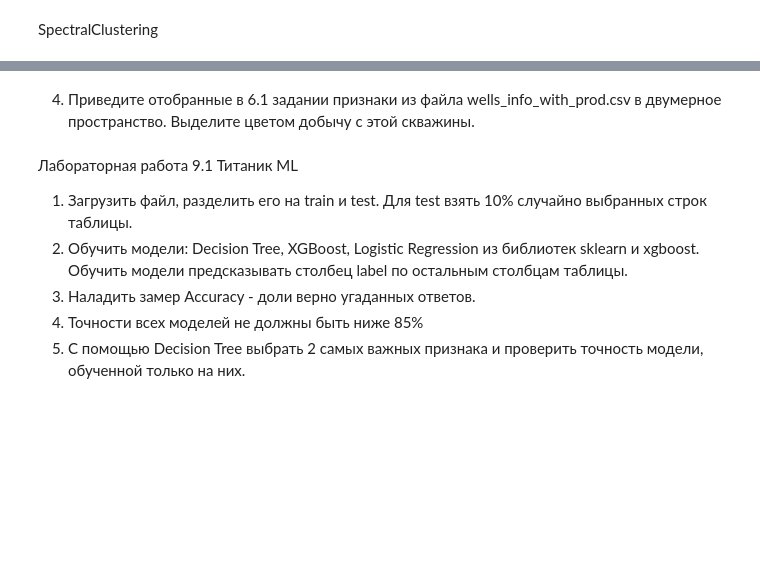
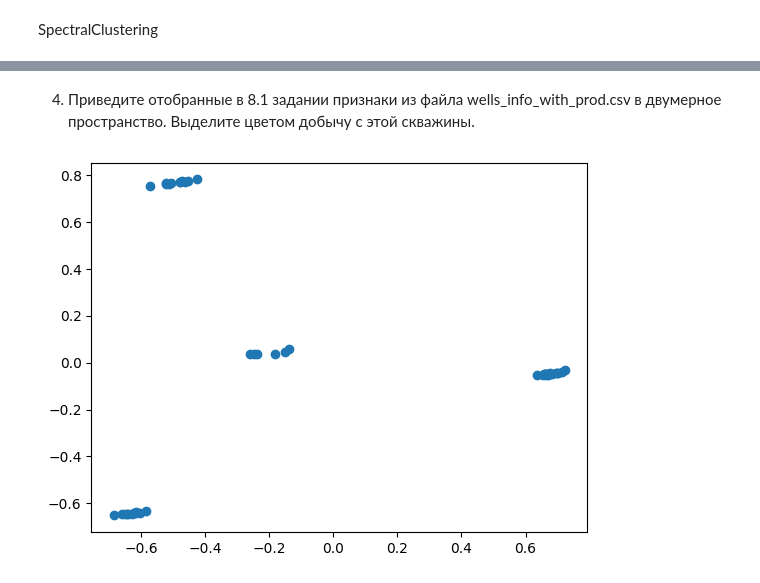
Before and after one commit to Grenka054/dPAK-2, a Jupyter notebook: 9/nineth.ipynb, the cells around one changed output, grey strips where cells are left out. Drawn from its saved outputs; the diff is of its cells as text; code cells hidden in the pictures; blank space fills up the shorter version.

```diff
--- a/9/nineth.ipynb
+++ b/9/nineth.ipynb
@@ -324,0 +305,4 @@ show_clasters(model, data)
+# %%
+wells_info_with_prod = pd.read_csv('data/wells_info_with_prod.csv')
+wells_info_with_prod = wells_info_with_prod[['CompletionDate', 'StateName', 'Prod1Year']]
+wells_info_with_prod.head()
@@ -324,0 +316,6 @@ show_clasters(model, data)
+# %%
+wells_info_with_prod['CompletionDate'] = pd.to_datetime(wells_info_with_prod['CompletionDate']).dt.dayofyear
+states = pd.get_dummies(wells_info_with_prod['StateName'])
+wells_info_with_prod = wells_info_with_prod.drop('StateName', axis=1)
+data = pd.concat([wells_info_with_prod, states], axis=1)
+data.head()
@@ -324,0 +329,3 @@ show_clasters(model, data)
+# %%
+scaled_x = scale_data(data)
+scaled_x
@@ -325,9 +350,2 @@ show_clasters(model, data)
 # %% [markdown]
-4. Приведите отобранные в 6.1 задании признаки из файла wells_info_with_prod.csv в двумерное пространство. Выделите цветом добычу с этой скважины.
+4. Приведите отобранные в 8.1 задании признаки из файла wells_info_with_prod.csv в двумерное пространство. Выделите цветом добычу с этой скважины.
-# %% [markdown]
-Лабораторная работа 9.1 Титаник ML
-1. Загрузить файл, разделить его на train и test. Для test взять 10% случайно выбранных строк таблицы.
-2. Обучить модели: Decision Tree, XGBoost, Logistic Regression из библиотек sklearn и xgboost. Обучить модели предсказывать столбец label по остальным столбцам таблицы.
-3. Наладить замер Accuracy - доли верно угаданных ответов.
-4. Точности всех моделей не должны быть ниже 85%
-5. С помощью Decision Tree выбрать 2 самых важных признака и проверить точность модели, обученной только на них.
@@ -338,0 +354,8 @@ X_train, X_test, y_train, y_test = train_test_split(X, y, test_size=0.2, random_
+# %%
+model = PCA(n_components=2)
+squeezed = model.fit_transform(scaled_x)
+
+plt.scatter(squeezed[:, 0], squeezed[:, 1])
+plt.show()
+# %% [output]
+[figure, added]
```
Also changed, not shown: parts of 17 cells of this notebook, 1 other file.
